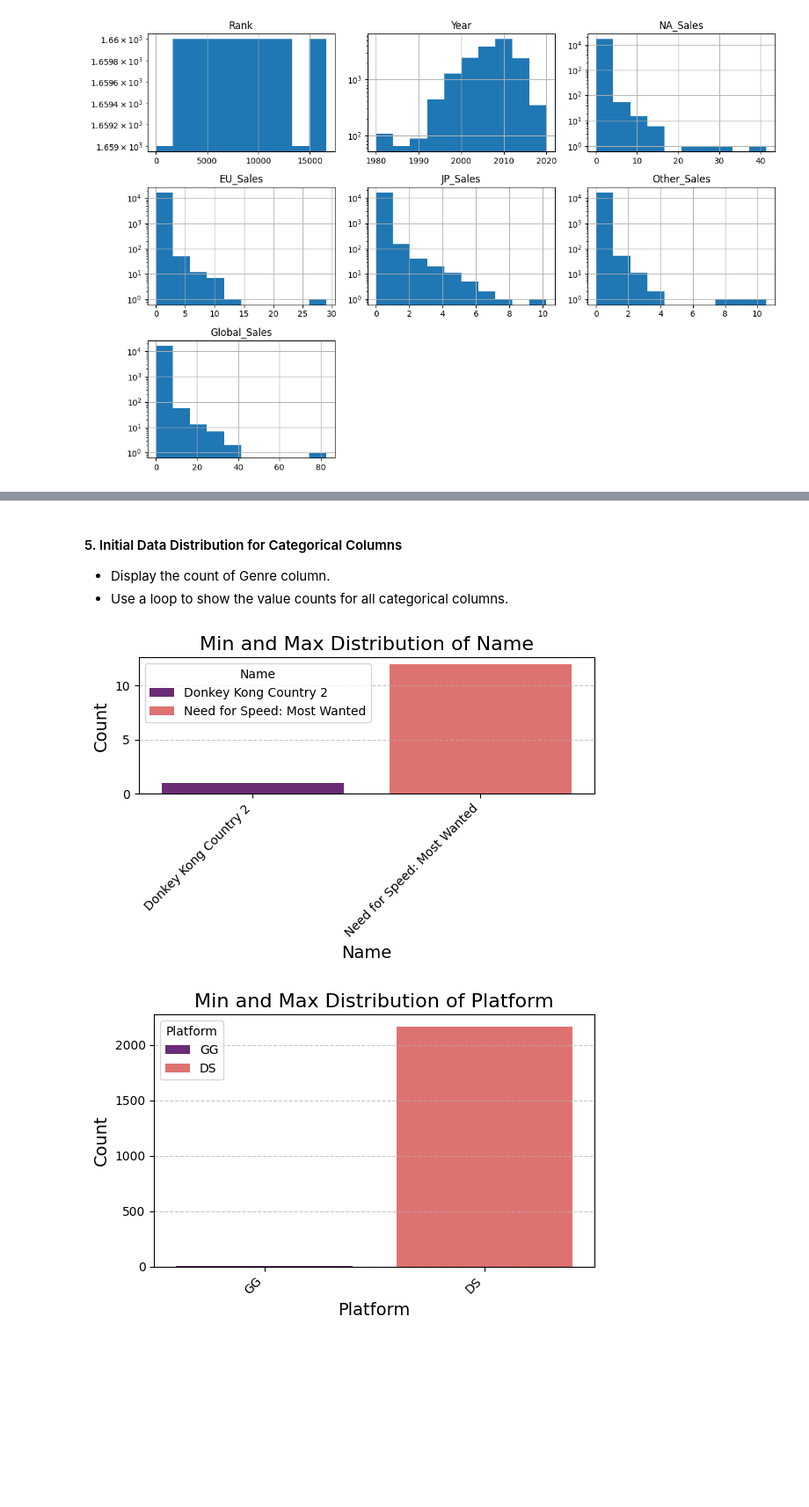
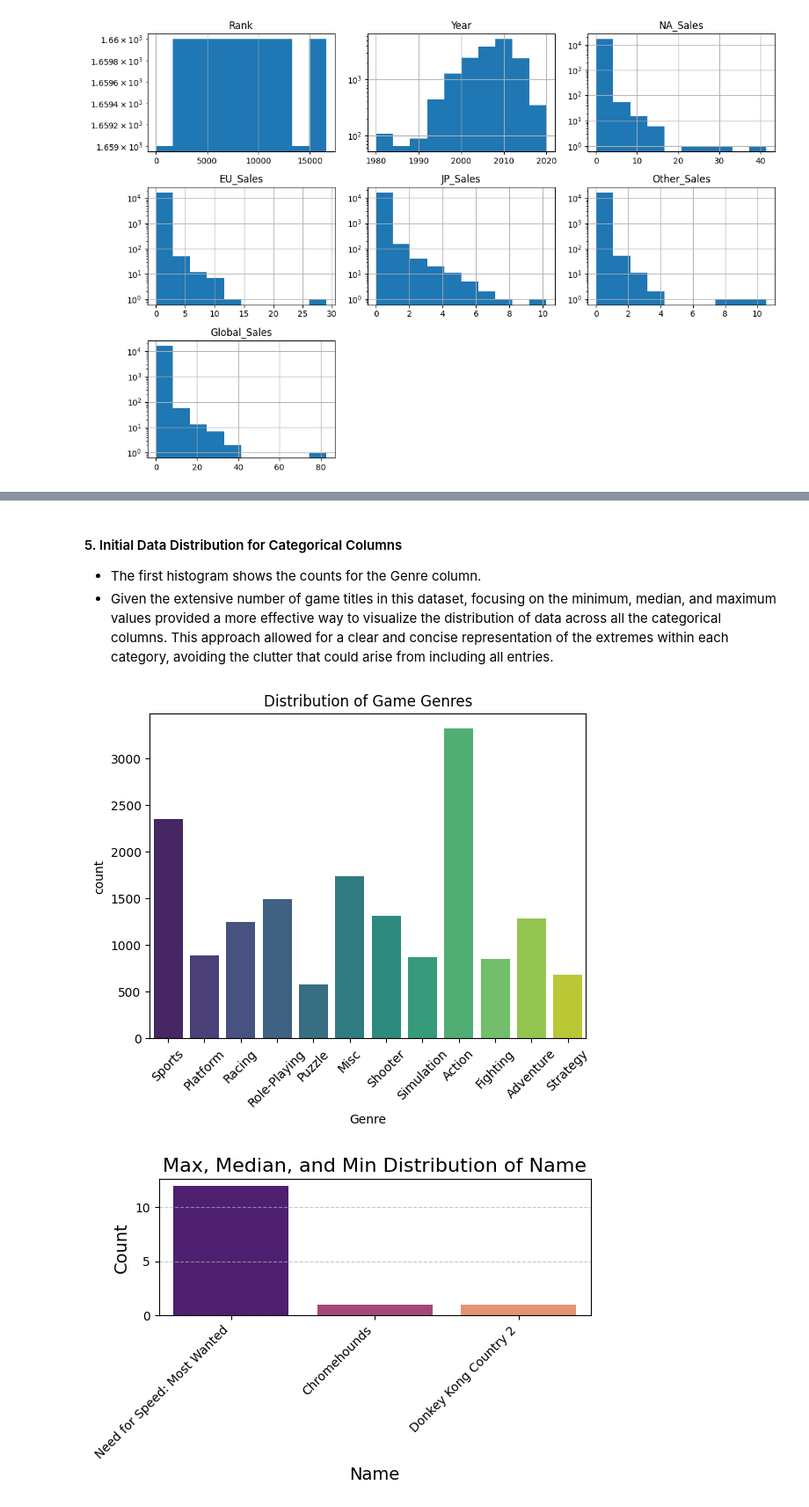
Before and after one commit to kjleopold/datafun-06-eda, a Jupyter notebook: kleopold_eda.ipynb, the cells around one changed output, grey strips where cells are left out. Shown at 88% size. Saved outputs shown, nothing was run; the diff lists cells and outputs as text; code cells hidden in the pictures; blank space fills up the shorter version.

```diff
--- a/kleopold_eda.ipynb
+++ b/kleopold_eda.ipynb
@@ -151,39 +151,51 @@ plt.show()
 # %% [markdown]
 #### 5. Initial Data Distribution for Categorical Columns
-* Display the count of Genre column.
-* Use a loop to show the value counts for all categorical columns.
+* The first histogram shows the counts for the Genre column.
+* Given the extensive number of game titles in this dataset, focusing on the minimum, median, and maximum values provided a more effective way to visualize the distribution of data across all the categorical columns. This approach allowed for a clear and concise representation of the extremes within each category, avoiding the clutter that could arise from including all entries.
 # %%
-# Inspect value counts for all categorical columns
+# Inspect value counts for the Genre categorical column
+df['Genre'].value_counts()
+
+# Display a count plot for the Genre column
+sns.countplot(x='Genre', data=df, hue='Genre', palette="viridis", legend=False)
+
+# Set title and show the plot
+plt.title('Distribution of Game Genres')
+plt.xticks(rotation=45)  # Rotate x-axis labels for better visibility
+plt.show()
+
+# Loop through all categorical columns in the dataset
 for col in df.select_dtypes(include=['object', 'category']).columns:
     # Get the value counts for the categorical column
     value_counts = df[col].value_counts()
 
-    # Get the min and max categories directly
+    # Get the min, max, and median categories
     min_category, min_count = value_counts.idxmin(), value_counts.min()
     max_category, max_count = value_counts.idxmax(), value_counts.max()
+    median_category, median_count = value_counts.index[len(value_counts) // 2], value_counts.iloc[len(value_counts) // 2]
 
-    # Create a DataFrame with just the min and max values for hue
-    min_max_df = pd.DataFrame({
-        col: [min_category, max_category],
-        'Count': [min_count, max_count]
+    # Create a DataFrame with the max, median, and min values
+    max_median_min_df = pd.DataFrame({
+        'Category': [max_category, median_category, min_category],
+        'Count': [max_count, median_count, min_count]
     })
 
-    # Plot the min and max counts in a single plot with hue and legend
+    # Plot the max, median, and min counts in a single plot
     plt.figure(figsize=(6, 4))
-    sns.barplot(x=col, y='Count', data=min_max_df, hue=col, palette="magma", legend=True)
+    sns.barplot(x='Category', y='Count', data=max_median_min_df, hue='Category', palette="magma", legend=False)
 
     # Rotate x-axis labels and improve visibility
-    plt.xticks(rotation=45, ha='right')  # Rotate x-axis labels
-    plt.title(f'Min and Max Distribution of {col}', fontsize=16)
+    plt.xticks(rotation=45, ha='right')  # Rotate x-axis labels for better visibility
+    plt.title(f'Max, Median, and Min Distribution of {col}', fontsize=16)
     plt.xlabel(col, fontsize=14)
     plt.ylabel('Count', fontsize=14)
 
     # Add grid for better readability
     plt.grid(axis='y', linestyle='--', alpha=0.7)
 
-    # Show the plot
+    # Show the plot for each categorical column
     plt.tight_layout()
     plt.show()
 # %% [output]
-[figure, old version]
+[figure, new version]
-[figure, old version]
+[figure, new version]
```
Also changed, not shown: parts of 5 cells of this notebook.
